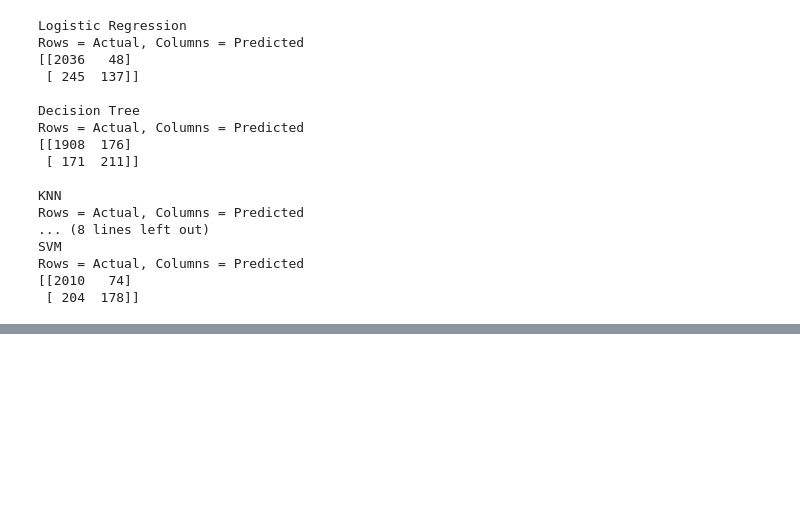
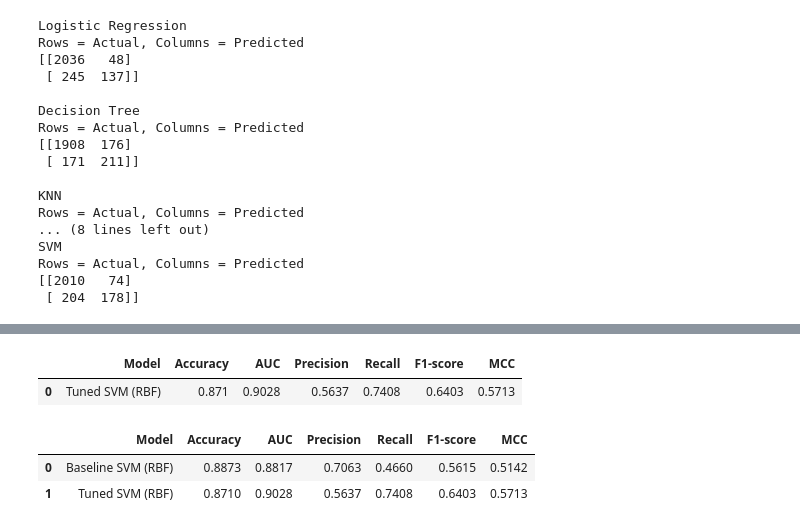
Before and after one commit to 2026AJ05675-LEO/online-shoppers-purchase-prediction, a Jupyter notebook: online-shoppers-purchase-prediction.ipynb, the cells around one changed output, grey strips where cells are left out. Saved outputs shown, nothing was run; the diff lists cells and outputs as text; code cells hidden in the pictures; blank space fills up the shorter version.

```diff
--- a/online-shoppers-purchase-prediction.ipynb
+++ b/online-shoppers-purchase-prediction.ipynb
@@ -957,0 +1186,50 @@ display(
+# %%
+# Retrieve the best tuned pipeline
+best_svm_model = svm_random_search.best_estimator_
+
+# Predict on the untouched test dataset
+y_pred_tuned = best_svm_model.predict(X_test)
+
+# Obtain decision scores for AUC
+y_score_tuned = best_svm_model.decision_function(X_test)
+
+# Calculate evaluation metrics
+tuned_svm_metrics = {
+    "Model": "Tuned SVM (RBF)",
+    "Accuracy": accuracy_score(y_test, y_pred_tuned),
+    "AUC": roc_auc_score(y_test, y_score_tuned),
+    "Precision": precision_score(
+        y_test, y_pred_tuned, zero_division=0
+    ),
+    "Recall": recall_score(
+        y_test, y_pred_tuned, zero_division=0
+    ),
+    "F1-score": f1_score(
+        y_test, y_pred_tuned, zero_division=0
+    ),
+    "MCC": matthews_corrcoef(y_test, y_pred_tuned)
+}
+
+pd.DataFrame([tuned_svm_metrics]).round(4)
+# %% [output]
+|  | Model | Accuracy | AUC | Precision | Recall | F1-score | MCC |
+| 0 | Tuned SVM (RBF) | 0.871 | 0.9028 | 0.5637 | 0.7408 | 0.6403 | 0.5713 |
+# %%
+svm_comparison = pd.DataFrame([
+    {
+        "Model": "Baseline SVM (RBF)",
+        "Accuracy": 0.8873,
+        "AUC": 0.8817,
+        "Precision": 0.7063,
+        "Recall": 0.4660,
+        "F1-score": 0.5615,
+        "MCC": 0.5142
+    },
+    tuned_svm_metrics
+])
+
+svm_comparison.round(4)
+# %% [output]
+|  | Model | Accuracy | AUC | Precision | Recall | F1-score | MCC |
+| 0 | Baseline SVM (RBF) | 0.8873 | 0.8817 | 0.7063 | 0.4660 | 0.5615 | 0.5142 |
+| 1 | Tuned SVM (RBF) | 0.8710 | 0.9028 | 0.5637 | 0.7408 | 0.6403 | 0.5713 |
```
Also changed, not shown: parts of 20 cells of this notebook.
